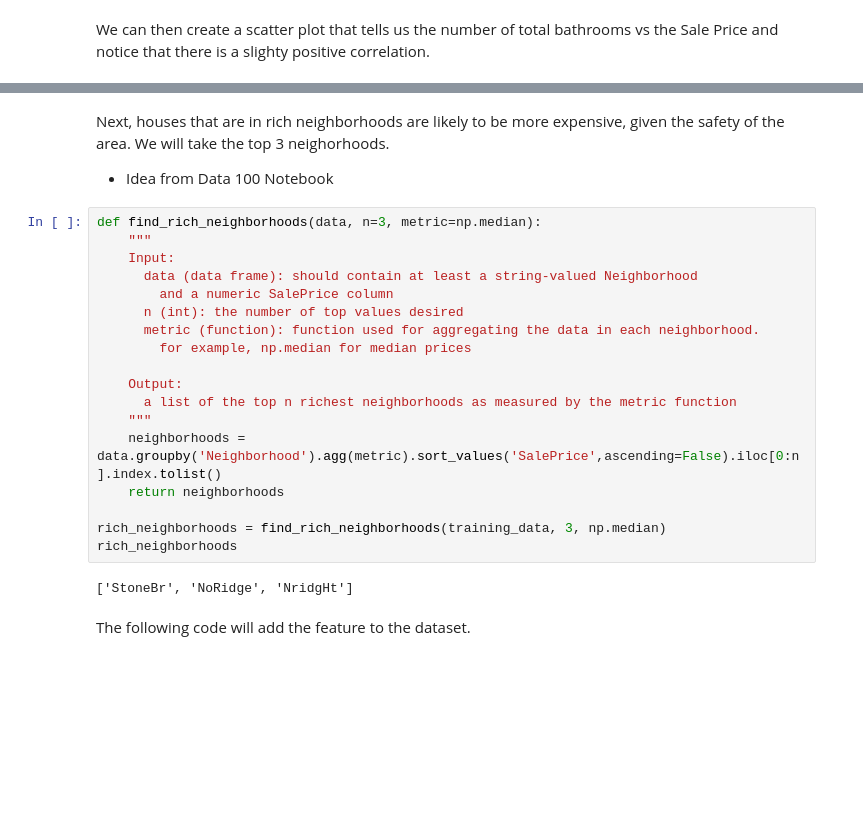
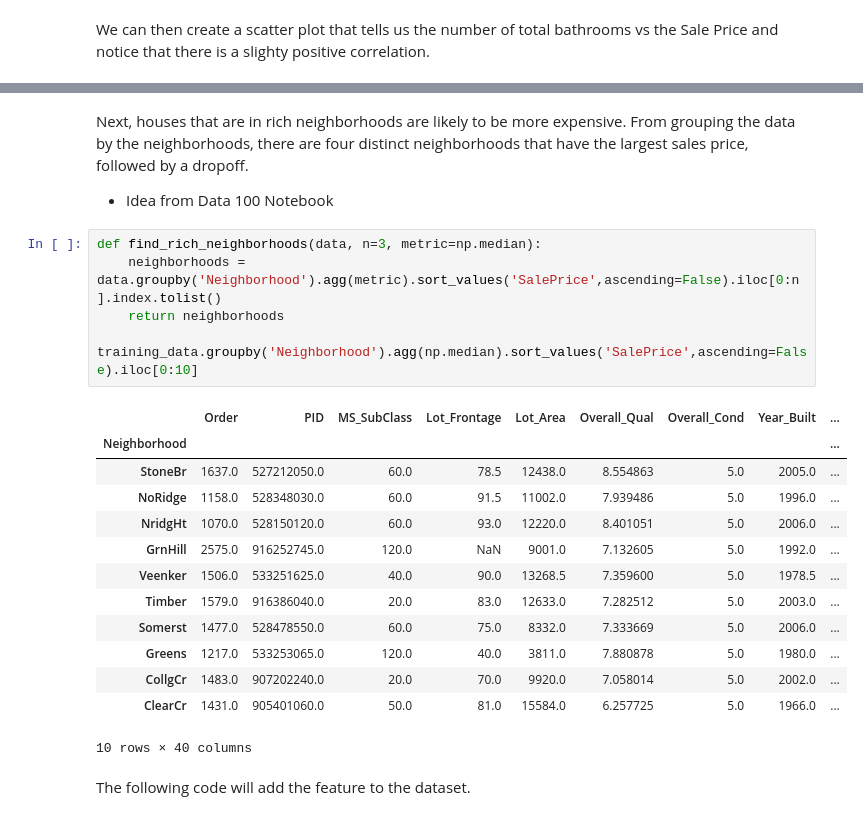
Before and after one commit to benchang123/Ames-Housing, a Jupyter notebook: Ames Housing Writeup.ipynb, the cells around one changed output, grey strips where cells are left out. Drawn from its saved outputs; the diff is of its cells as text; blank space fills up the shorter version.

```diff
--- a/Ames Housing Writeup.ipynb
+++ b/Ames Housing Writeup.ipynb
@@ -175,27 +157,27 @@ sns.scatterplot(data=training_data_2,x='TotalBathrooms',y='SalePrice')
 # %% [markdown]
-Next, houses that are in rich neighborhoods are likely to be more expensive, given the safety of the area. We will take the top 3 neighorhoods.
+Next, houses that are in rich neighborhoods are likely to be more expensive. From grouping the data by the neighborhoods, there are four distinct neighborhoods that have the largest sales price, followed by a dropoff.
 
 * Idea from Data 100 Notebook
-# %%
-def find_rich_neighborhoods(data, n=3, metric=np.median):
-    """
-    Input:
-      data (data frame): should contain at least a string-valued Neighborhood
-        and a numeric SalePrice column
-      n (int): the number of top values desired
-      metric (function): function used for aggregating the data in each neighborhood.
-        for example, np.median for median prices
-
-    Output:
-      a list of the top n richest neighborhoods as measured by the metric function
-    """
-    neighborhoods = data.groupby('Neighborhood').agg(metric).sort_values('SalePrice',ascending=False).iloc[0:n].index.tolist()
-    return neighborhoods
-
-rich_neighborhoods = find_rich_neighborhoods(training_data, 3, np.median)
-rich_neighborhoods
-# %% [output]
-['StoneBr', 'NoRidge', 'NridgHt']
+# %%
+def find_rich_neighborhoods(data, n=3, metric=np.median):
+    neighborhoods = data.groupby('Neighborhood').agg(metric).sort_values('SalePrice',ascending=False).iloc[0:n].index.tolist()
+    return neighborhoods
+
+training_data.groupby('Neighborhood').agg(np.median).sort_values('SalePrice',ascending=False).iloc[0:10]
+# %% [output]
+|  | Order | PID | MS_SubClass | Lot_Frontage | Lot_Area | Overall_Qual | Overall_Cond | Year_Built | ... |
+| Neighborhood |  |  |  |  |  |  |  |  | ... |
+| StoneBr | 1637.0 | 527212050.0 | 60.0 | 78.5 | 12438.0 | 8.554863 | 5.0 | 2005.0 | ... |
+| NoRidge | 1158.0 | 528348030.0 | 60.0 | 91.5 | 11002.0 | 7.939486 | 5.0 | 1996.0 | ... |
+| NridgHt | 1070.0 | 528150120.0 | 60.0 | 93.0 | 12220.0 | 8.401051 | 5.0 | 2006.0 | ... |
+| GrnHill | 2575.0 | 916252745.0 | 120.0 | NaN | 9001.0 | 7.132605 | 5.0 | 1992.0 | ... |
+| Veenker | 1506.0 | 533251625.0 | 40.0 | 90.0 | 13268.5 | 7.359600 | 5.0 | 1978.5 | ... |
+| Timber | 1579.0 | 916386040.0 | 20.0 | 83.0 | 12633.0 | 7.282512 | 5.0 | 2003.0 | ... |
+| Somerst | 1477.0 | 528478550.0 | 60.0 | 75.0 | 8332.0 | 7.333669 | 5.0 | 2006.0 | ... |
+| Greens | 1217.0 | 533253065.0 | 120.0 | 40.0 | 3811.0 | 7.880878 | 5.0 | 1980.0 | ... |
+| CollgCr | 1483.0 | 907202240.0 | 20.0 | 70.0 | 9920.0 | 7.058014 | 5.0 | 2002.0 | ... |
+| ClearCr | 1431.0 | 905401060.0 | 50.0 | 81.0 | 15584.0 | 6.257725 | 5.0 | 1966.0 | ... |
+10 rows × 40 columns
 # %% [markdown]
 The following code will add the feature to the dataset.
 # %%
```
Also changed, not shown: parts of 68 cells of this notebook.
